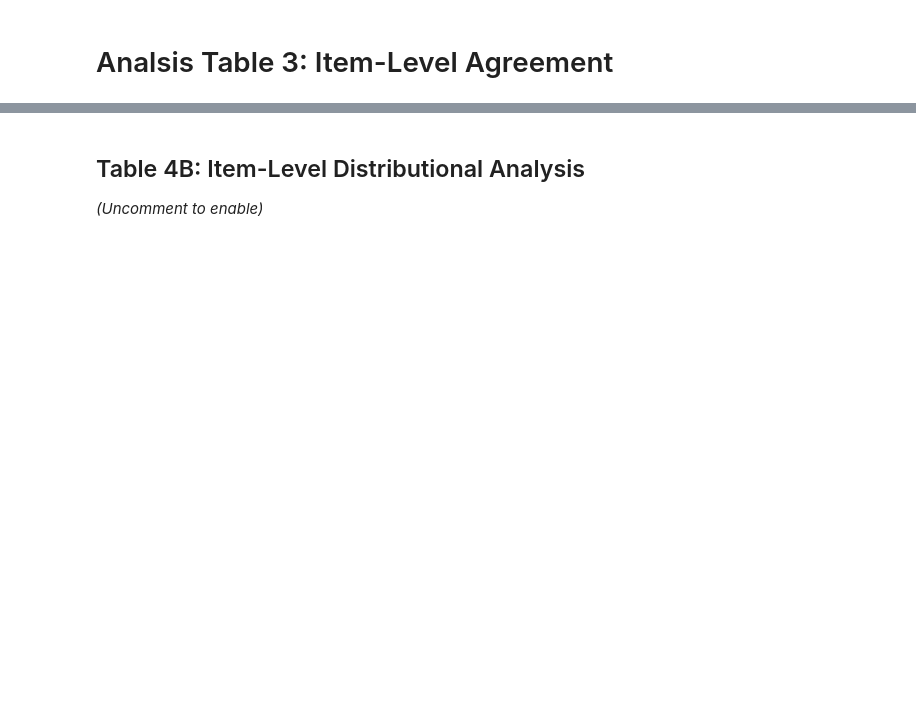
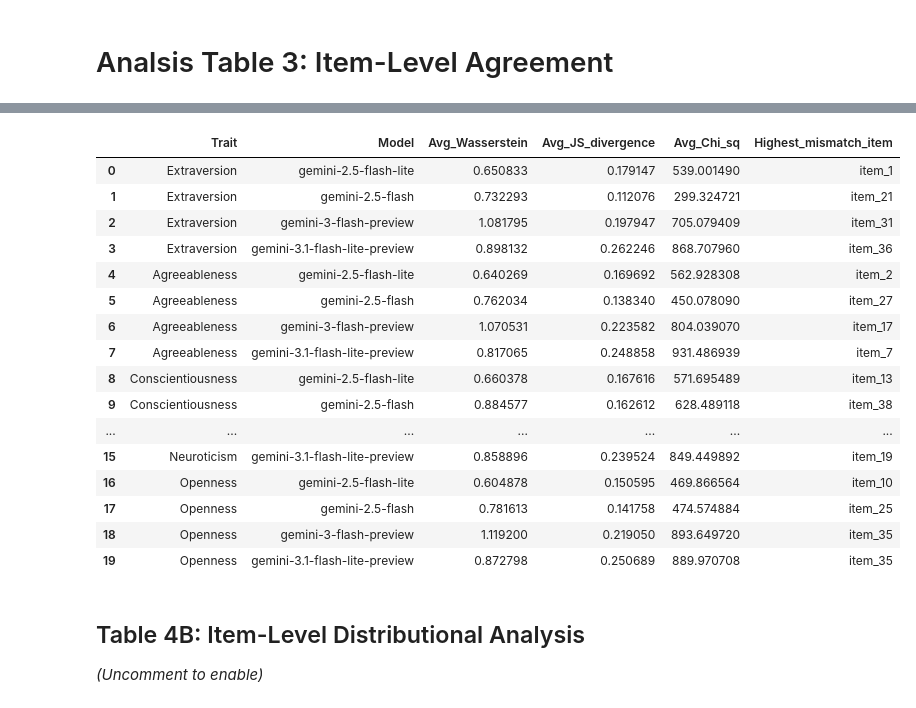
Before and after one commit to arshchowdhry1998/Human-and-LLM-distribution-, a Jupyter notebook: big_five_comparison_analysis.ipynb, the cells around one changed output, grey strips where cells are left out. Cells and saved outputs as stored; diff of their text form; code cells hidden in the pictures; blank space fills up the shorter version.

```diff
--- a/big_five_comparison_analysis.ipynb
+++ b/big_five_comparison_analysis.ipynb
@@ -552,3 +624,67 @@ def item_level_agreement(df: pd.DataFrame,
+# %%
+rows = []
+for trait_name, items in TRAIT_STRUCTURE.items():
+    item_cols = [f'item_{i}' for i in items]
+    human_df = df_all[df_all['source'] == 'Human']
+
+    for llm in llm_list:
+        llm_df = df_all[df_all['source'] == llm]
+        wasserstein_dists, js_divs, chi_sq_stats = [], [], []
+        max_chi_item, max_chi_val = "", 0
+
+        for item_col in item_cols:
+            human_vals = human_df[item_col].dropna().values
+            llm_vals = llm_df[item_col].dropna().values
+
+            wd = wasserstein_distance(human_vals, llm_vals)
+            wasserstein_dists.append(wd)
+
+            human_dist = np.bincount(human_vals.astype(int), minlength=6)[1:6]
+            llm_dist = np.bincount(llm_vals.astype(int), minlength=6)[1:6]
+            human_dist = human_dist / human_dist.sum()
+            llm_dist = llm_dist / llm_dist.sum()
+            js = jensen_shannon_divergence(human_dist, llm_dist)
+            js_divs.append(js)
+
+            contingency = pd.crosstab(
+                pd.Series(np.concatenate([['Human'] * len(human_vals), ['LLM'] * len(llm_vals)])),
+                pd.Series(np.concatenate([human_vals, llm_vals]))
+            )
+            chi2, _, _, _ = stats.chi2_contingency(contingency)
+            chi_sq_stats.append(chi2)
+            if chi2 > max_chi_val:
+                max_chi_val = chi2
+                max_chi_item = item_col
+
+        rows.append({
+            'Trait':                 trait_name,
+            'Model':                 llm,
+            'Avg_Wasserstein':       np.mean(wasserstein_dists),
+            'Avg_JS_divergence':     np.mean(js_divs),
+            'Avg_Chi_sq':            np.mean(chi_sq_stats),
+            'Highest_mismatch_item': max_chi_item,
+        })
+
+df_table4 = pd.DataFrame(rows)
+df_table4.head(20)
+# %% [output]
+|  | Trait | Model | Avg_Wasserstein | Avg_JS_divergence | Avg_Chi_sq | Highest_mismatch_item |
+| 0 | Extraversion | gemini-2.5-flash-lite | 0.650833 | 0.179147 | 539.001490 | item_1 |
+| 1 | Extraversion | gemini-2.5-flash | 0.732293 | 0.112076 | 299.324721 | item_21 |
+| 2 | Extraversion | gemini-3-flash-preview | 1.081795 | 0.197947 | 705.079409 | item_31 |
+| 3 | Extraversion | gemini-3.1-flash-lite-preview | 0.898132 | 0.262246 | 868.707960 | item_36 |
+| 4 | Agreeableness | gemini-2.5-flash-lite | 0.640269 | 0.169692 | 562.928308 | item_2 |
+| 5 | Agreeableness | gemini-2.5-flash | 0.762034 | 0.138340 | 450.078090 | item_27 |
+| 6 | Agreeableness | gemini-3-flash-preview | 1.070531 | 0.223582 | 804.039070 | item_17 |
+| 7 | Agreeableness | gemini-3.1-flash-lite-preview | 0.817065 | 0.248858 | 931.486939 | item_7 |
+| 8 | Conscientiousness | gemini-2.5-flash-lite | 0.660378 | 0.167616 | 571.695489 | item_13 |
+| 9 | Conscientiousness | gemini-2.5-flash | 0.884577 | 0.162612 | 628.489118 | item_38 |
+| ... | ... | ... | ... | ... | ... | ... |
+| 15 | Neuroticism | gemini-3.1-flash-lite-preview | 0.858896 | 0.239524 | 849.449892 | item_19 |
+| 16 | Openness | gemini-2.5-flash-lite | 0.604878 | 0.150595 | 469.866564 | item_10 |
+| 17 | Openness | gemini-2.5-flash | 0.781613 | 0.141758 | 474.574884 | item_25 |
+| 18 | Openness | gemini-3-flash-preview | 1.119200 | 0.219050 | 893.649720 | item_35 |
+| 19 | Openness | gemini-3.1-flash-lite-preview | 0.872798 | 0.250689 | 889.970708 | item_35 |
 # %%
 def distributional_similarity(df: pd.DataFrame,
                               ref_group: str = "Human",
```
Also changed, not shown: parts of 6 cells of this notebook, 3 other files.
